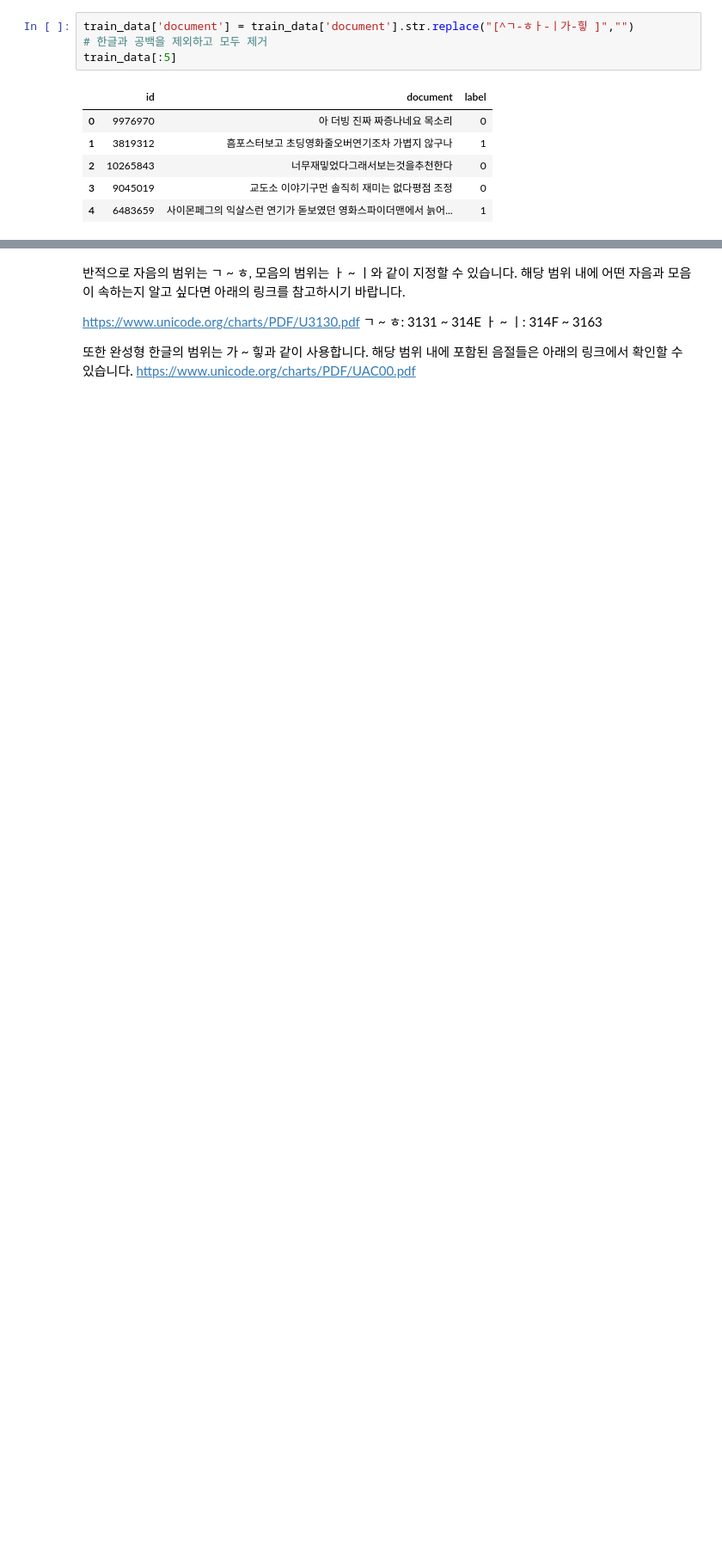
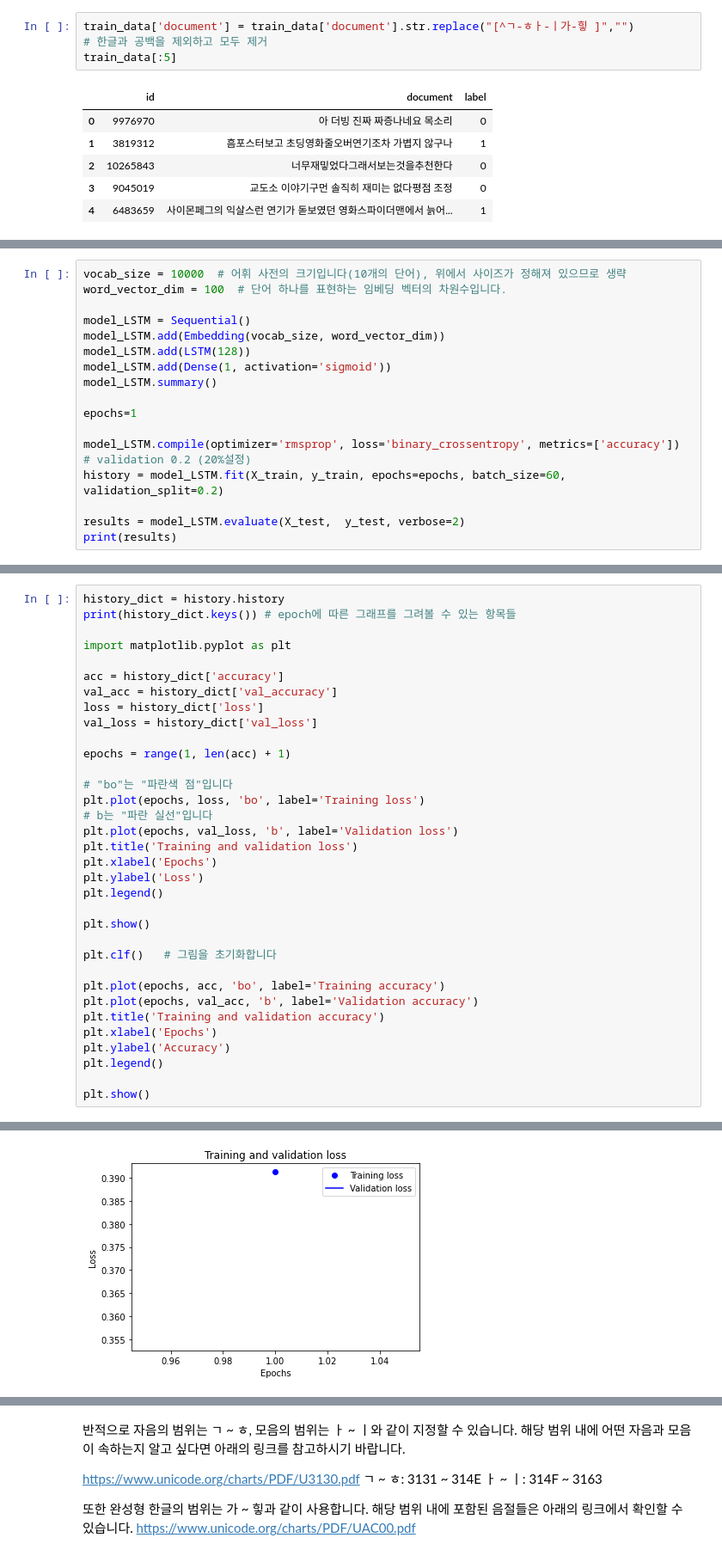
Before and after one commit to Jeonda/aiffel, a Jupyter notebook: [E4]4th_project_NAVER_movie_review_Sentiment_analysis.ipynb, the cells around one changed output, grey strips where cells are left out. Shown: that part at 86% size. Saved outputs shown, nothing was run; the diff lists cells and outputs as text; blank space fills up the shorter version.

```diff
--- a/[E4]4th_project_NAVER_movie_review_Sentiment_analysis.ipynb
+++ b/[E4]4th_project_NAVER_movie_review_Sentiment_analysis.ipynb
@@ -108,0 +222,18 @@ train_data[:5]
+# %%
+vocab_size = 10000  # 어휘 사전의 크기입니다(10개의 단어), 위에서 사이즈가 정해져 있으므로 생략
+word_vector_dim = 100  # 단어 하나를 표현하는 임베딩 벡터의 차원수입니다.
+
+model_LSTM = Sequential()
+model_LSTM.add(Embedding(vocab_size, word_vector_dim))
+model_LSTM.add(LSTM(128))
+model_LSTM.add(Dense(1, activation='sigmoid'))
+model_LSTM.summary()
+
+epochs=1
+
+model_LSTM.compile(optimizer='rmsprop', loss='binary_crossentropy', metrics=['accuracy'])
+# validation 0.2 (20%설정)
+history = model_LSTM.fit(X_train, y_train, epochs=epochs, batch_size=60, validation_split=0.2)
+
+results = model_LSTM.evaluate(X_test,  y_test, verbose=2)
+print(results)
@@ -108,0 +258,35 @@ train_data[:5]
+# %%
+history_dict = history.history
+print(history_dict.keys()) # epoch에 따른 그래프를 그려볼 수 있는 항목들
+
+import matplotlib.pyplot as plt
+
+acc = history_dict['accuracy']
+val_acc = history_dict['val_accuracy']
+loss = history_dict['loss']
+val_loss = history_dict['val_loss']
+
+epochs = range(1, len(acc) + 1)
+
+# "bo"는 "파란색 점"입니다
+plt.plot(epochs, loss, 'bo', label='Training loss')
+# b는 "파란 실선"입니다
+plt.plot(epochs, val_loss, 'b', label='Validation loss')
+plt.title('Training and validation loss')
+plt.xlabel('Epochs')
+plt.ylabel('Loss')
+plt.legend()
+
+plt.show()
+
+plt.clf()   # 그림을 초기화합니다
+
+plt.plot(epochs, acc, 'bo', label='Training accuracy')
+plt.plot(epochs, val_acc, 'b', label='Validation accuracy')
+plt.title('Training and validation accuracy')
+plt.xlabel('Epochs')
+plt.ylabel('Accuracy')
+plt.legend()
+
+plt.show()
+# %% [output]
@@ -108,0 +294 @@ train_data[:5]
+[figure, added]
```
Also changed, not shown: parts of 90 cells of this notebook.
